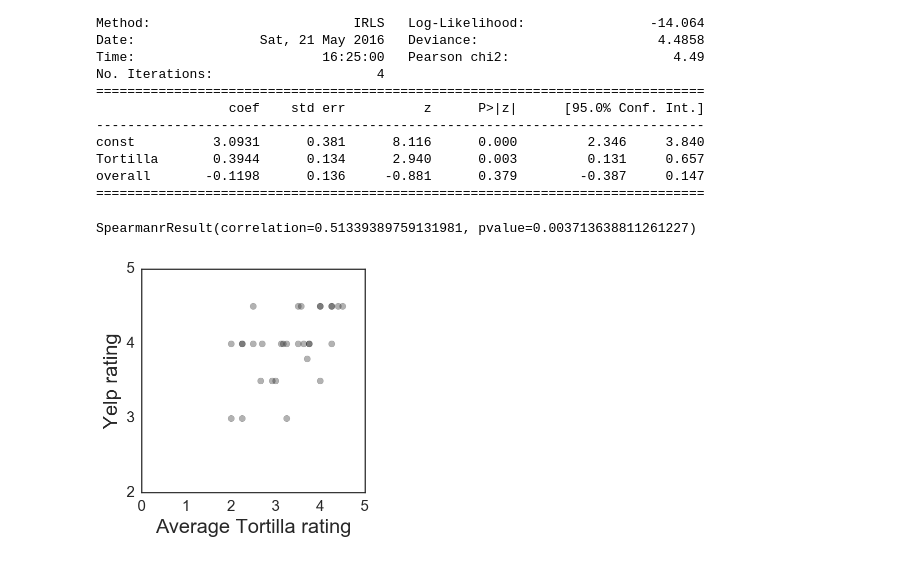
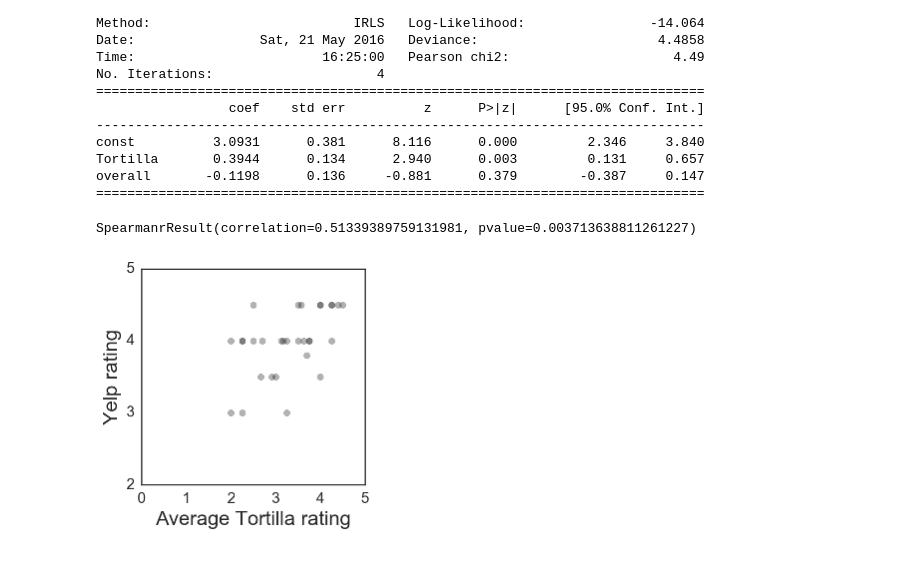
Before and after one commit to srcole/qwm, a Jupyter notebook: burrito/Burrito_linear models.ipynb, the cells around one changed output. Drawn from its saved outputs; the diff is of its cells as text; code cells hidden in the pictures.

```diff
--- a/burrito/Burrito_linear models.ipynb
+++ b/burrito/Burrito_linear models.ipynb
@@ -243,16 +243,17 @@ overall       -0.1198      0.136     -0.881      0.379        -0.387     0.147
 # %%
 plt.figure(figsize=(4,4))
 ax = plt.gca()
 dfmean.plot(kind='scatter',x='Tortilla',y='Yelp',ax=ax,**{'s':40,'color':'k','alpha':.3})
 plt.xlabel('Average Tortilla rating',size=20)
 plt.ylabel('Yelp rating',size=20)
 plt.xticks(np.arange(0,6),size=15)
 plt.yticks(np.arange(0,6),size=15)
 plt.ylim((2,5))
+plt.tight_layout()
 print sp.stats.spearmanr(dffull.Yelp,dffull.Tortilla)
 
 figname = 'corr-Yelp-tortilla'
 plt.savefig('C:/gh/fig/burrito/'+figname + '.png')
 # %% [output]
 SpearmanrResult(correlation=0.51339389759131981, pvalue=0.003713638811261227)
-[figure, old version]
+[figure, new version]
```
